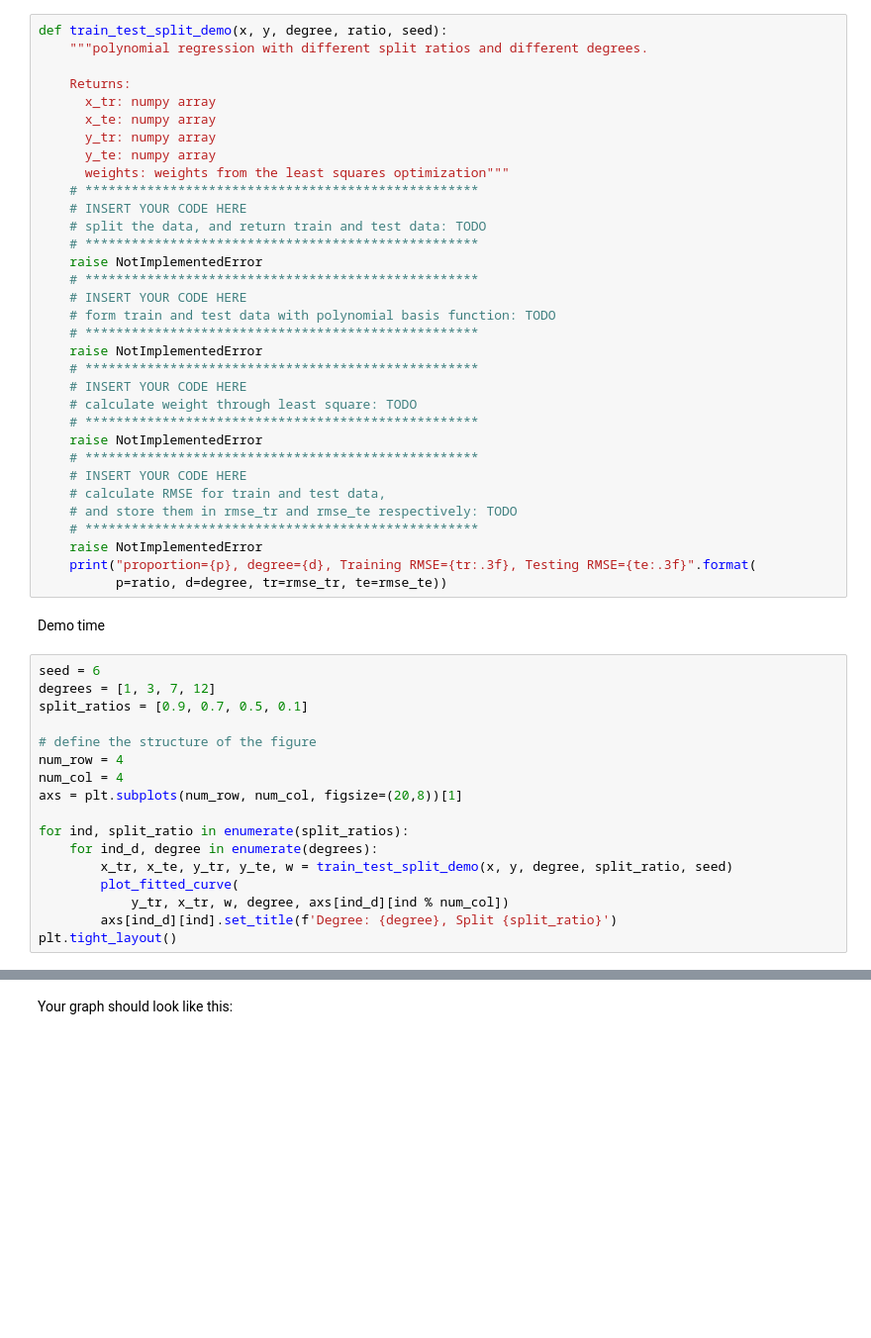
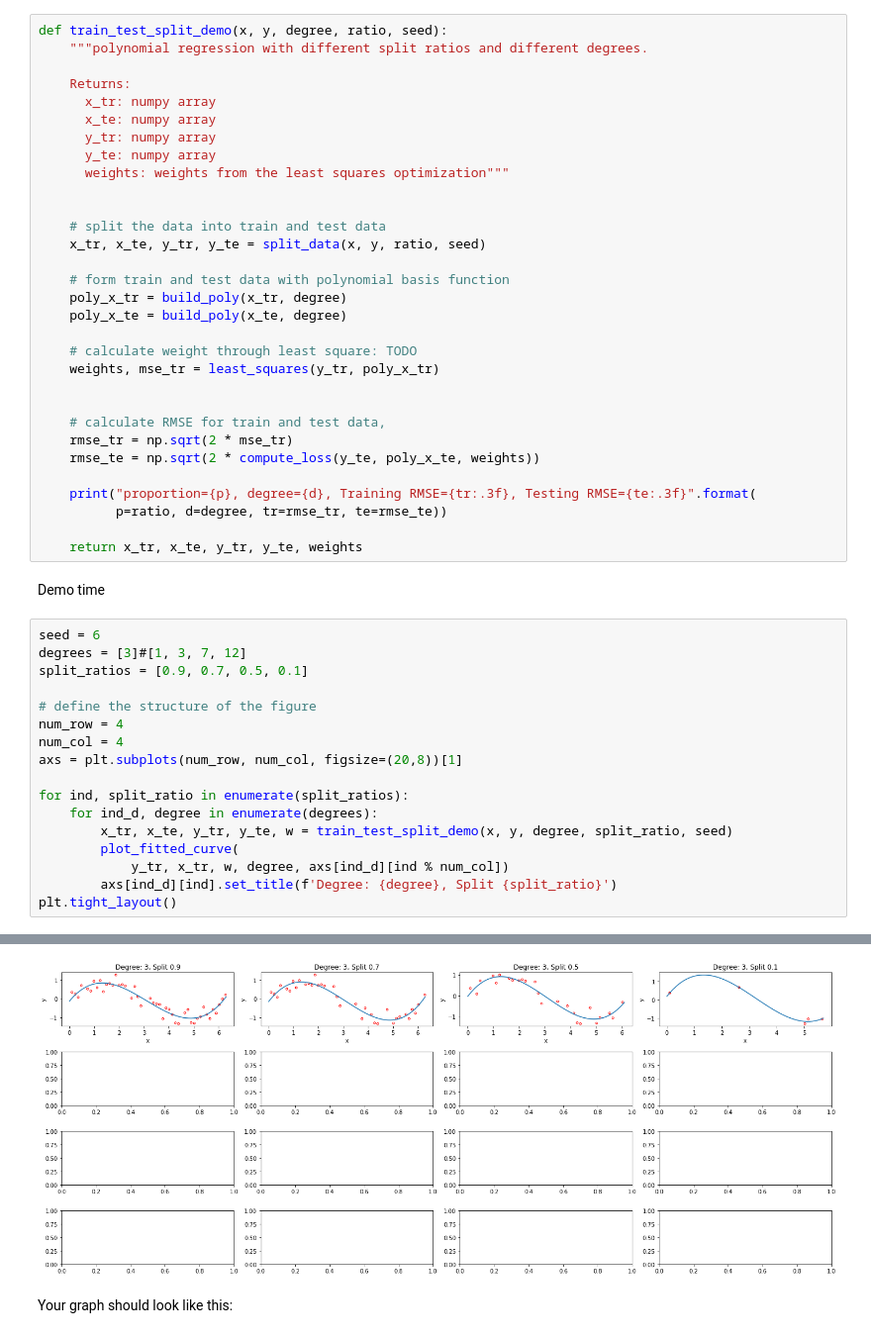
Before and after one commit to orfeasliossatos/ML_course, a Jupyter notebook: labs/ex03/template/ORFEAS_ex03.ipynb, the cells around one changed output, grey strips where cells are left out. Shown: that part at 99% size. Saved outputs shown, nothing was run; the diff lists cells and outputs as text; blank space fills up the shorter version.

```diff
--- a/labs/ex03/template/ORFEAS_ex03.ipynb
+++ b/labs/ex03/template/ORFEAS_ex03.ipynb
@@ -245,34 +244,32 @@ def train_test_split_demo(x, y, degree, ratio, seed):
       y_tr: numpy array
       y_te: numpy array
       weights: weights from the least squares optimization"""
-    # ***************************************************
-    # INSERT YOUR CODE HERE
-    # split the data, and return train and test data: TODO
-    # ***************************************************
-    raise NotImplementedError
-    # ***************************************************
-    # INSERT YOUR CODE HERE
-    # form train and test data with polynomial basis function: TODO
-    # ***************************************************
-    raise NotImplementedError
-    # ***************************************************
-    # INSERT YOUR CODE HERE
+
+
+    # split the data into train and test data
+    x_tr, x_te, y_tr, y_te = split_data(x, y, ratio, seed)
+
+    # form train and test data with polynomial basis function
+    poly_x_tr = build_poly(x_tr, degree)
+    poly_x_te = build_poly(x_te, degree)
+
     # calculate weight through least square: TODO
-    # ***************************************************
-    raise NotImplementedError
-    # ***************************************************
-    # INSERT YOUR CODE HERE
+    weights, mse_tr = least_squares(y_tr, poly_x_tr)
+
+
     # calculate RMSE for train and test data,
-    # and store them in rmse_tr and rmse_te respectively: TODO
-    # ***************************************************
-    raise NotImplementedError
+    rmse_tr = np.sqrt(2 * mse_tr)
+    rmse_te = np.sqrt(2 * compute_loss(y_te, poly_x_te, weights))
+
     print("proportion={p}, degree={d}, Training RMSE={tr:.3f}, Testing RMSE={te:.3f}".format(
           p=ratio, d=degree, tr=rmse_tr, te=rmse_te))
+
+    return x_tr, x_te, y_tr, y_te, weights
 # %% [markdown]
 Demo time
 # %%
 seed = 6
-degrees = [1, 3, 7, 12]
+degrees = [3]#[1, 3, 7, 12]
 split_ratios = [0.9, 0.7, 0.5, 0.1]
 
 # define the structure of the figure
@@ -287,3 +284,4 @@ for ind, split_ratio in enumerate(split_ratios):
             y_tr, x_tr, w, degree, axs[ind_d][ind % num_col])
         axs[ind_d][ind].set_title(f'Degree: {degree}, Split {split_ratio}')
 plt.tight_layout()
+# %% [output]
@@ -290,3 +292,4 @@ plt.tight_layout()
+[figure, added]
 # %% [markdown]
 Your graph should look like this:
 # %% [markdown]
```
Also changed, not shown: parts of 19 cells of this notebook, 3 other files.
